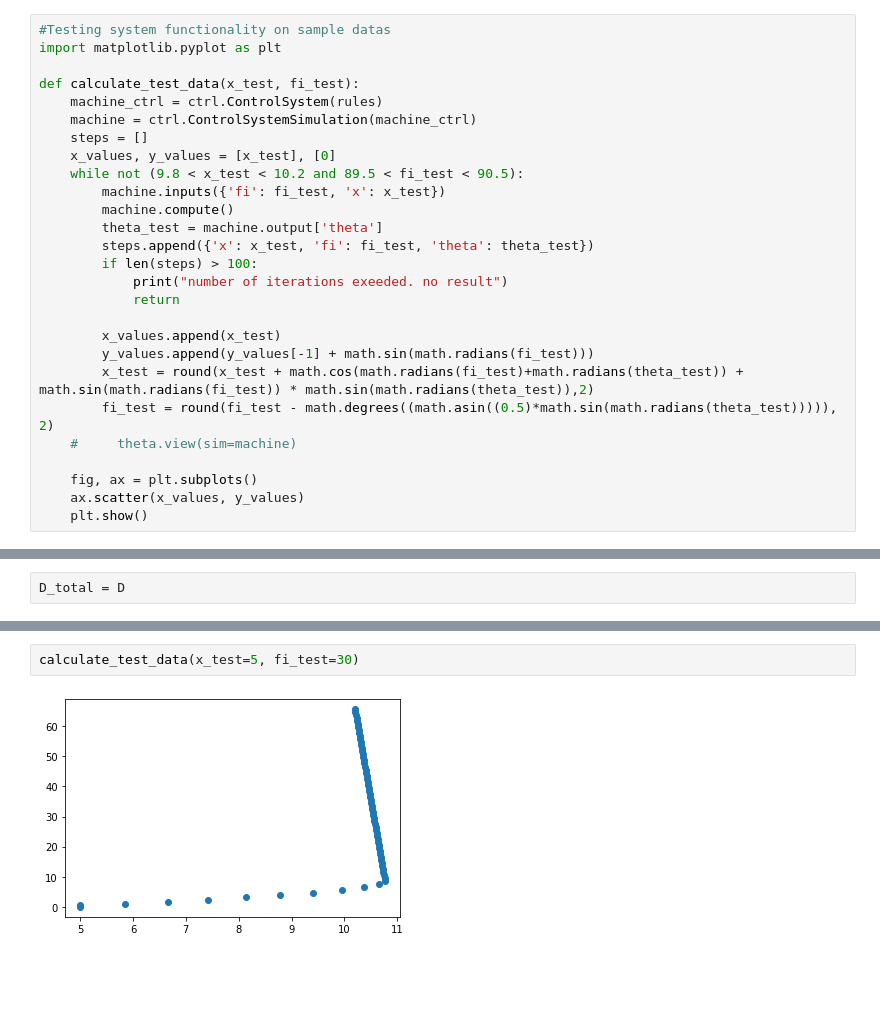
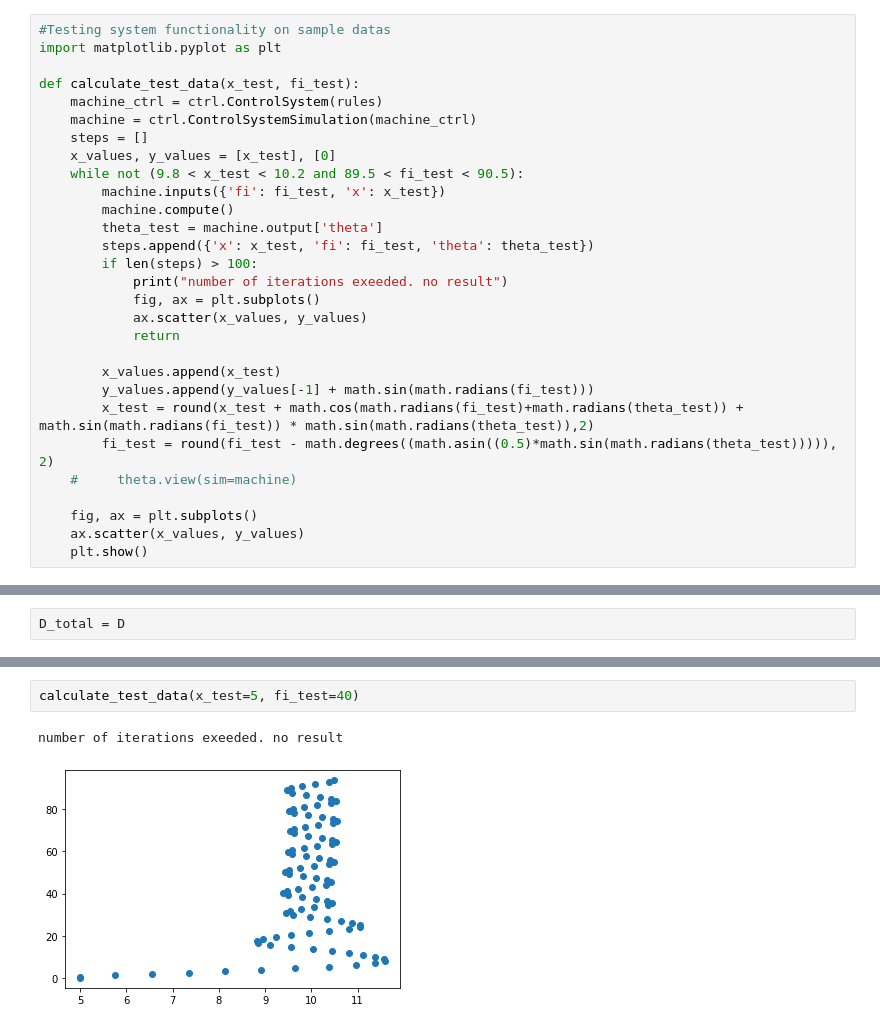
Before and after one commit to fatemehkarimi/computational-intelligence-homeworks, a Jupyter notebook: mamdani_truck.ipynb, the cells around one changed output, grey strips where cells are left out. Drawn from its saved outputs; the diff is of its cells as text; blank space fills up the shorter version.

```diff
--- a/mamdani_truck.ipynb
+++ b/mamdani_truck.ipynb
@@ -598,6 +598,8 @@ def calculate_test_data(x_test, fi_test):
         steps.append({'x': x_test, 'fi': fi_test, 'theta': theta_test})
         if len(steps) > 100:
             print("number of iterations exeeded. no result")
+            fig, ax = plt.subplots()
+            ax.scatter(x_values, y_values)
             return
 
         x_values.append(x_test)
@@ -731,7 +1080,8 @@ rules
         AND aggregation function : fmin
         OR aggregation function  : fmax]
 # %%
-calculate_test_data(x_test=5, fi_test=30)
+calculate_test_data(x_test=5, fi_test=40)
 # %% [output]
+number of iterations exeeded. no result
-[figure, old version]
+[figure, new version]
 # %%
```
Also changed, not shown: parts of 31 cells of this notebook.
